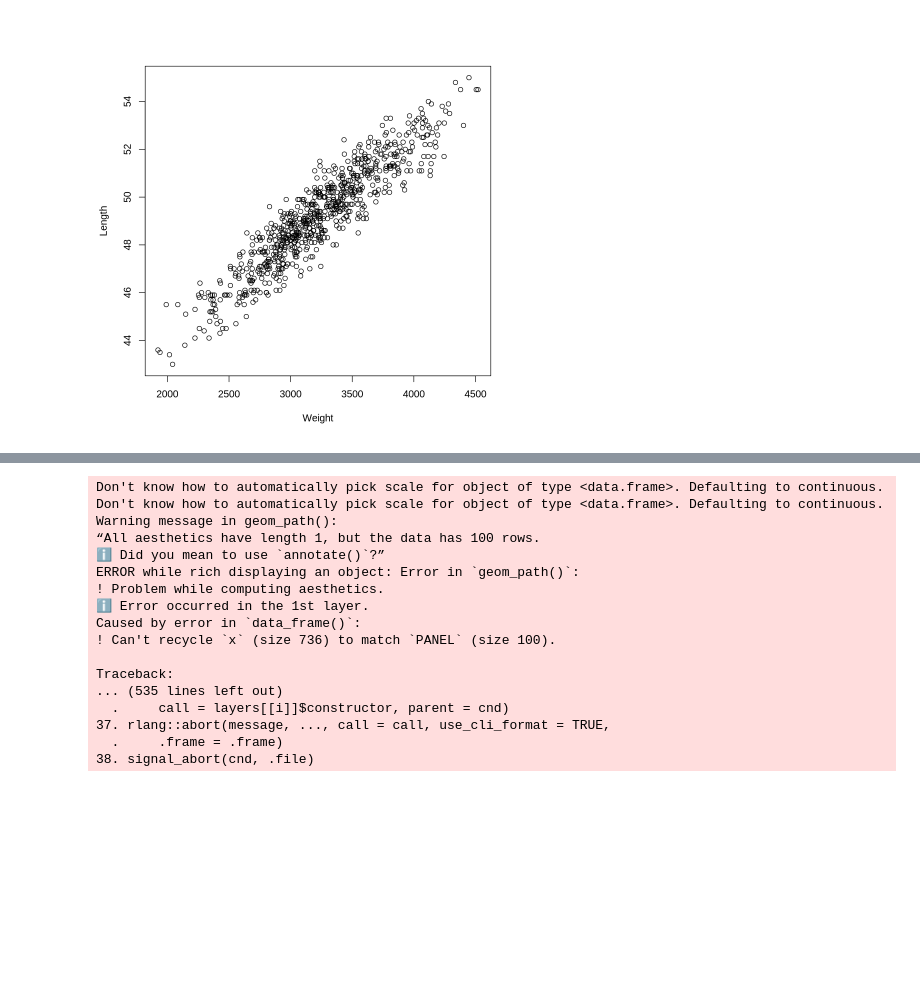
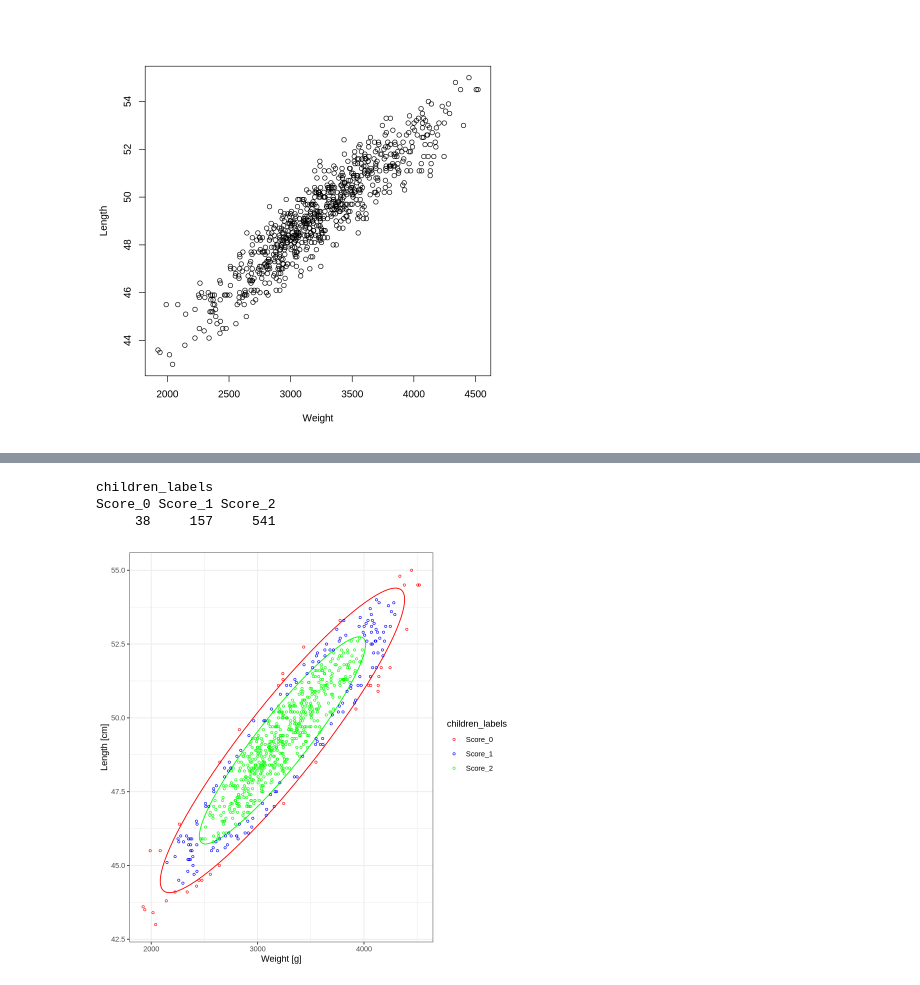
Before and after one commit to PGrabinski/statistical-learning-uwr, a Jupyter notebook: List 1/P1.ipynb, the cells around one changed output, grey strips where cells are left out. Drawn from its saved outputs; the diff is of its cells as text; code cells hidden in the pictures; blank space fills up the shorter version.

```diff
--- a/List 1/P1.ipynb
+++ b/List 1/P1.ipynb
@@ -51,8 +61,9 @@ plot(children_data)
 # %% [output]
 [figure]
 # %%
-library(ellipse)
-# sigma: covariance matrix, mu: mean vector, level: probability
-ellipse_data = ellipse(x = covariance, centre = means, level = 0.95)
-ellipse_data = as.data.frame(ellipse_data)
-ellipse_data
+generate_ellipse_data <- function(covariance, means, level) {
+  # sigma: covariance matrix, mu: mean vector, level: probability
+  ellipse_data = ellipse(x = covariance, centre = means, level = level)
+  ellipse_data = as.data.frame(ellipse_data)
+  return(ellipse_data)
+}
@@ -79,23 +70,27 @@ A data.frame: 100 × 2
+# %%
+centralized_children_data <- sweep(children_data, MARGIN=2, means, FUN="-")
+# %%
+children_c2 <- rowSums((as.matrix(centralized_children_data) %*% solve(covariance)) * (centralized_children_data))
+# %%
+children_c2_in_outer_ellipse <- children_c2 <= qchisq(0.95, df=2)
+children_c2_in_inner_ellipse <- children_c2 <= qchisq(0.75, df=2)
+children_labels <- as.integer(children_c2_in_outer_ellipse & !children_c2_in_inner_ellipse) + 2 * as.integer(children_c2_in_inner_ellipse) +1
+labels <- c("Score_0", "Score_1", "Score_2")
+children_labels <- labels[children_labels]
+# %%
+table(children_labels)
+# %% [output]
+children_labels
+Score_0 Score_1 Score_2
+     38     157     541
 # %%
-ggplot(ellipse_data,
-       aes(children_data["Weight"], children_data["Length"])) +
-  geom_path() +
-  theme_bw()
+color_mapping <- c("Score_0" = "red", "Score_1" = "blue", "Score_2" = "green")
+ggplot() +
+geom_path(data = generate_ellipse_data(covariance, means, 0.95), aes(x = Weight, y = Length), color='red') +
+geom_path(data = generate_ellipse_data(covariance, means, 0.75), aes(x = Weight, y = Length), color='green') +
+geom_point(data = children_data, aes(x = Weight, y = Length, color=children_labels), size = 1, shape = 21) +
+scale_color_manual(values = color_mapping) +
+theme_bw() +
+labs(x = "Weight [g]", y = "Length [cm]")
 # %% [output]
-Don't know how to automatically pick scale for object of type <data.frame>. Defaulting to continuous.
-Don't know how to automatically pick scale for object of type <data.frame>. Defaulting to continuous.
-Warning message in geom_path():
-“All aesthetics have length 1, but the data has 100 rows.
-ℹ Did you mean to use `annotate()`?”
-ERROR while rich displaying an object: Error in `geom_path()`:
-! Problem while computing aesthetics.
-ℹ Error occurred in the 1st layer.
-Caused by error in `data_frame()`:
-! Can't recycle `x` (size 736) to match `PANEL` (size 100).
-
-Traceback:
-... (535 lines left out)
-  .     call = layers[[i]]$constructor, parent = cnd)
-37. rlang::abort(message, ..., call = call, use_cli_format = TRUE,
-  .     .frame = .frame)
-38. signal_abort(cnd, .file)
+[figure, added]
```
Also changed, not shown: parts of 8 cells of this notebook.
